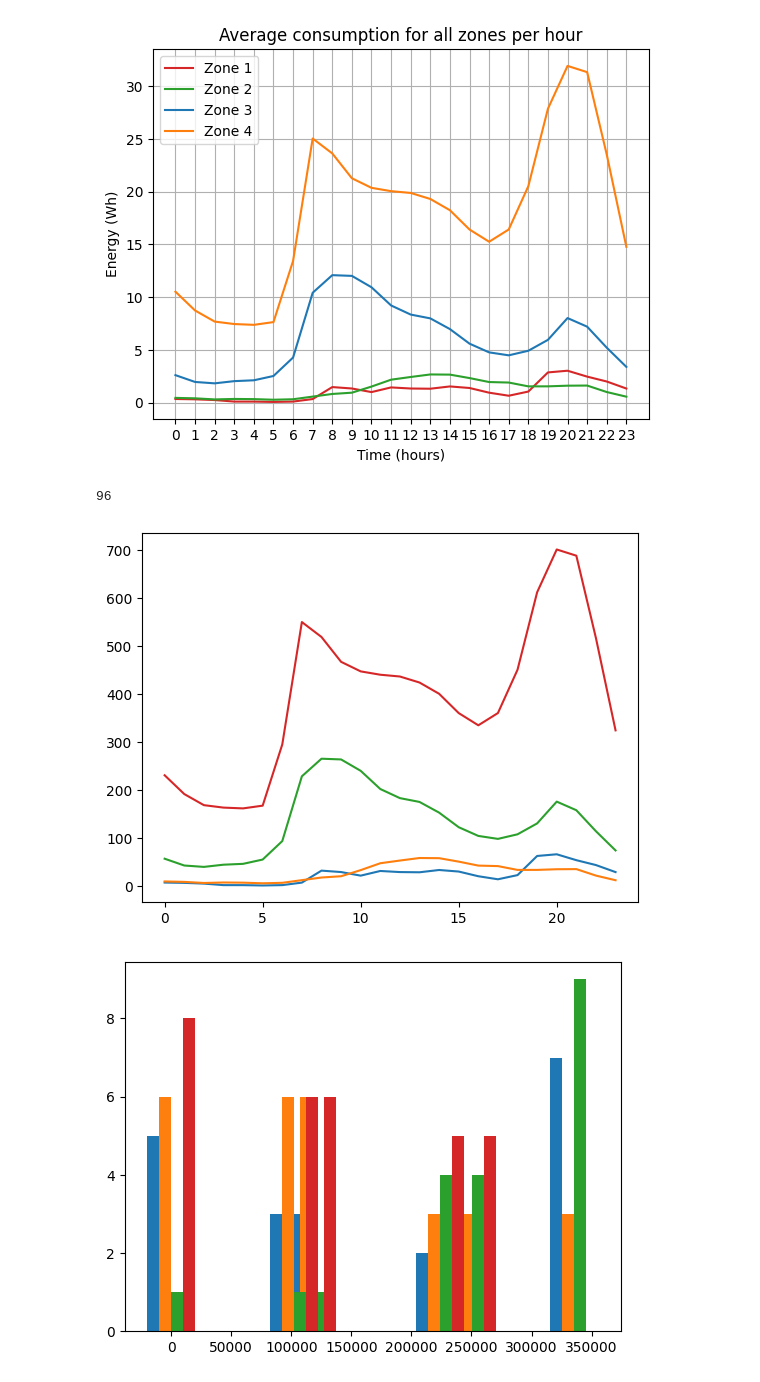
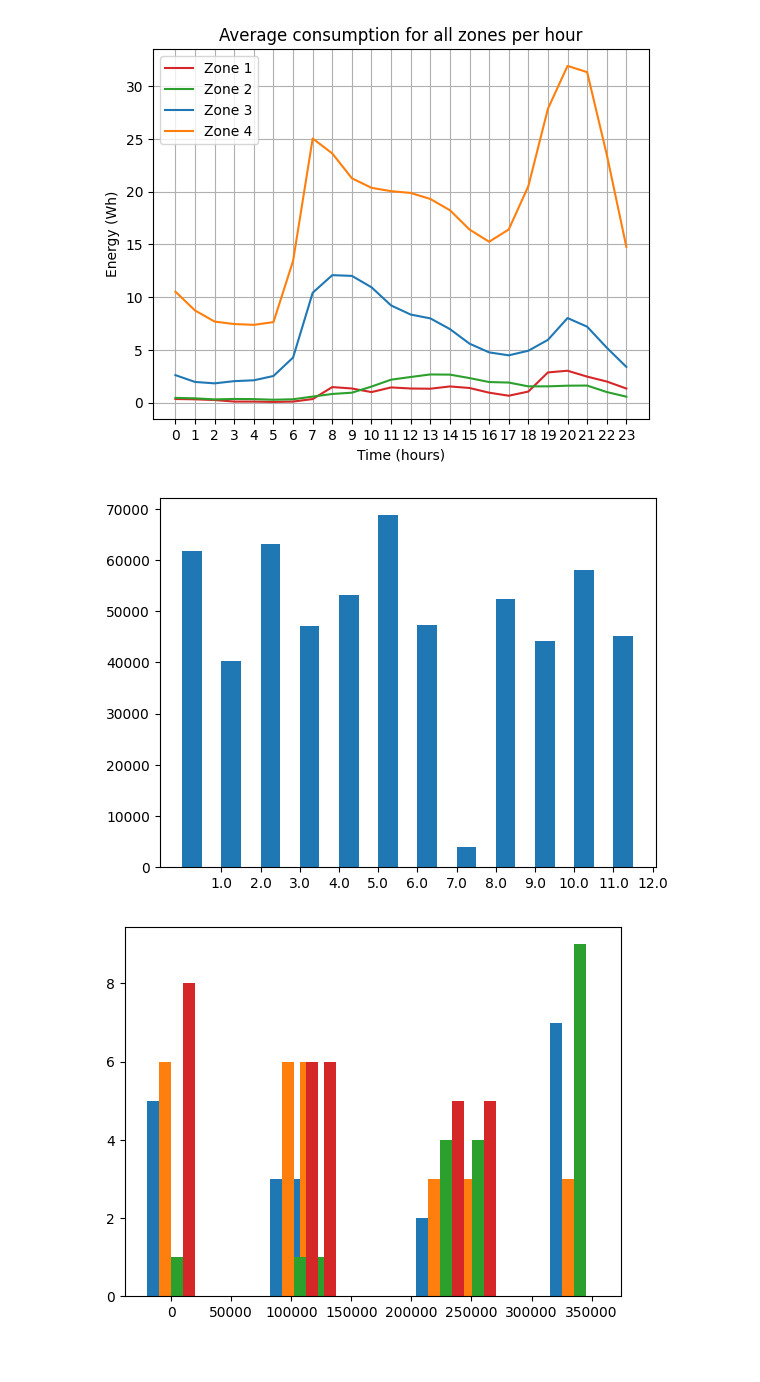
Before and after one commit to Apros7/Project-1-DTU, a Jupyter notebook: ExamProject/test.ipynb, the cells around one changed output. Drawn from its saved outputs; the diff is of its cells as text; code cells hidden in the pictures.

```diff
--- a/ExamProject/test.ipynb
+++ b/ExamProject/test.ipynb
@@ -77,22 +79,22 @@ plot_statistics2(tvec_a, data_a, zone=zone, time_unit=period)
 [figure]
 # %%
 import matplotlib.pyplot as plt
+period = "month"
+tvec_a, data_a = aggregate_measurements(tvec, data, period)
 
 size = np.size(data_a)
 width = 0.15
-print(size)
 
-if size < 25:
-    for i in range(4):
-        plt.bar(np.arange(len(tvec_a)) + width*(i-1.5), data_a[:,i], width=width)
+# if size < 25:
+# for i in range(4):
+i = 0; width = 0.5
+range1 = np.arange(len(tvec_a))
+plt.bar(range1 + width*(i-1.5), data_a[:,i], width=width)
 
-    plt.xticks(range(len(tvec_a)), tvec_a)
-    plt.show()
-else:
-    plt.plot(tvec_a, data_a)
+plt.xticks(range1, tvec_a)
+plt.show()
 # %% [output]
-96
-[figure, old version]
+[figure, new version]
 # %%
 import matplotlib.pyplot as plt
 
```
Also changed, not shown: parts of 1 cell of this notebook, 1 other file.
